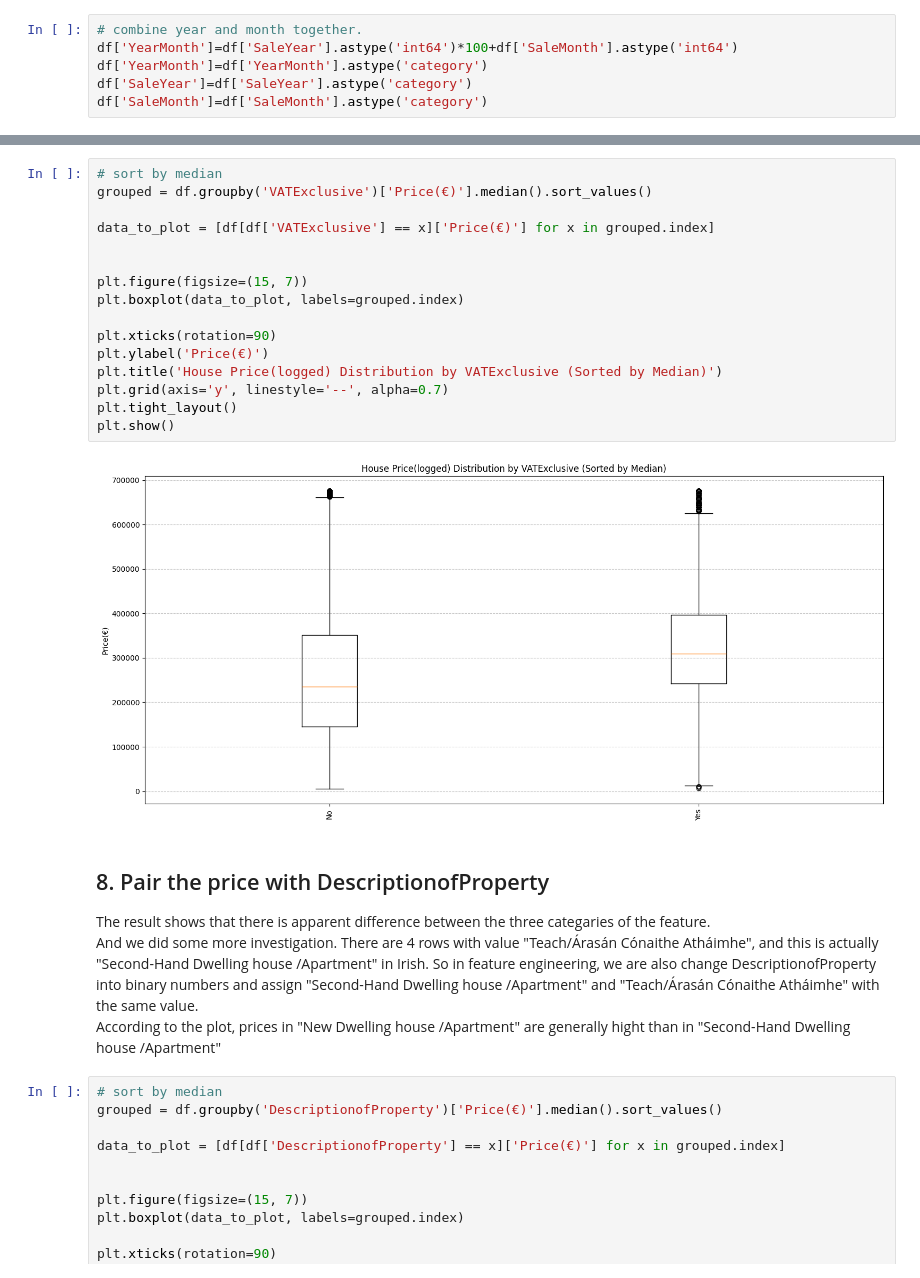
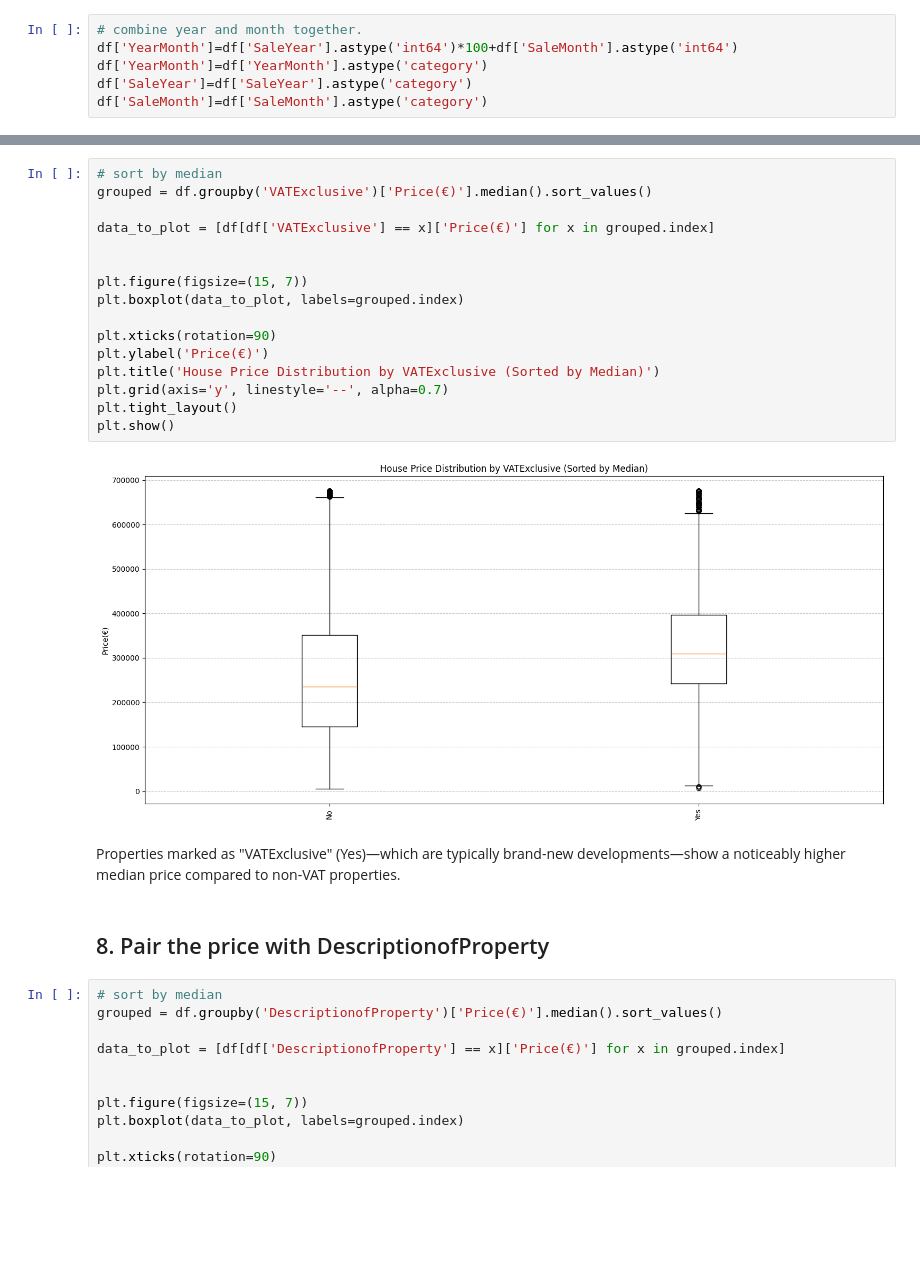
Before and after one commit to wuxiaoli-ucd/Data-Analytics, a Jupyter notebook: feature_paring_and_engineering.ipynb, the cells around one changed output, grey strips where cells are left out. Drawn from its saved outputs; the diff is of its cells as text; blank space fills up the shorter version.

```diff
--- a/feature_paring_and_engineering.ipynb
+++ b/feature_paring_and_engineering.ipynb
@@ -228,24 +235,25 @@ The result shows that there is apparent difference between the two categaries of
 # %%
 # sort by median
 grouped = df.groupby('VATExclusive')['Price(€)'].median().sort_values()
 
 data_to_plot = [df[df['VATExclusive'] == x]['Price(€)'] for x in grouped.index]
 
 
 plt.figure(figsize=(15, 7))
 plt.boxplot(data_to_plot, labels=grouped.index)
 
 plt.xticks(rotation=90)
 plt.ylabel('Price(€)')
-plt.title('House Price(logged) Distribution by VATExclusive (Sorted by Median)')
+plt.title('House Price Distribution by VATExclusive (Sorted by Median)')
 plt.grid(axis='y', linestyle='--', alpha=0.7)
 plt.tight_layout()
 plt.show()
 # %% [output]
-[figure, old version]
+[figure, new version]
+# %% [markdown]
+Properties marked as "VATExclusive" (Yes)—which are typically brand-new developments—show a noticeably higher median price compared to non-VAT properties.
 # %% [markdown]
 ## 8. Pair the price with DescriptionofProperty
-The result shows that there is apparent difference between the three categaries of the feature. <br> And we did some more investigation. There are 4 rows with value "Teach/Árasán Cónaithe Atháimhe", and this is actually "Second-Hand Dwelling house /Apartment" in Irish. So in feature engineering, we are also change DescriptionofProperty into binary numbers and assign "Second-Hand Dwelling house /Apartment" and "Teach/Árasán Cónaithe Atháimhe" with the same value.<br>According to the plot, prices in "New Dwelling house /Apartment" are generally hight than in "Second-Hand Dwelling house /Apartment"
 # %%
 # sort by median
 grouped = df.groupby('DescriptionofProperty')['Price(€)'].median().sort_values()
```
Also changed, not shown: parts of 19 cells of this notebook, 6 other files.
